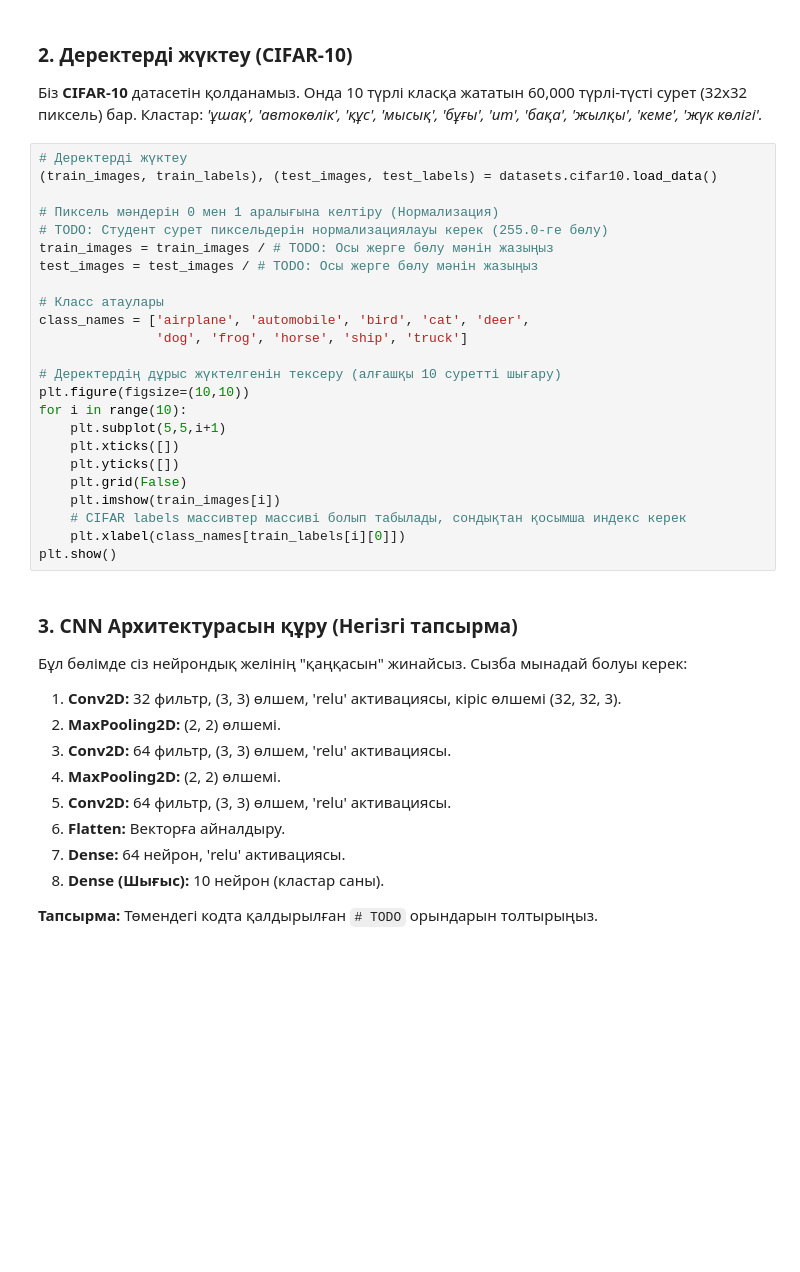
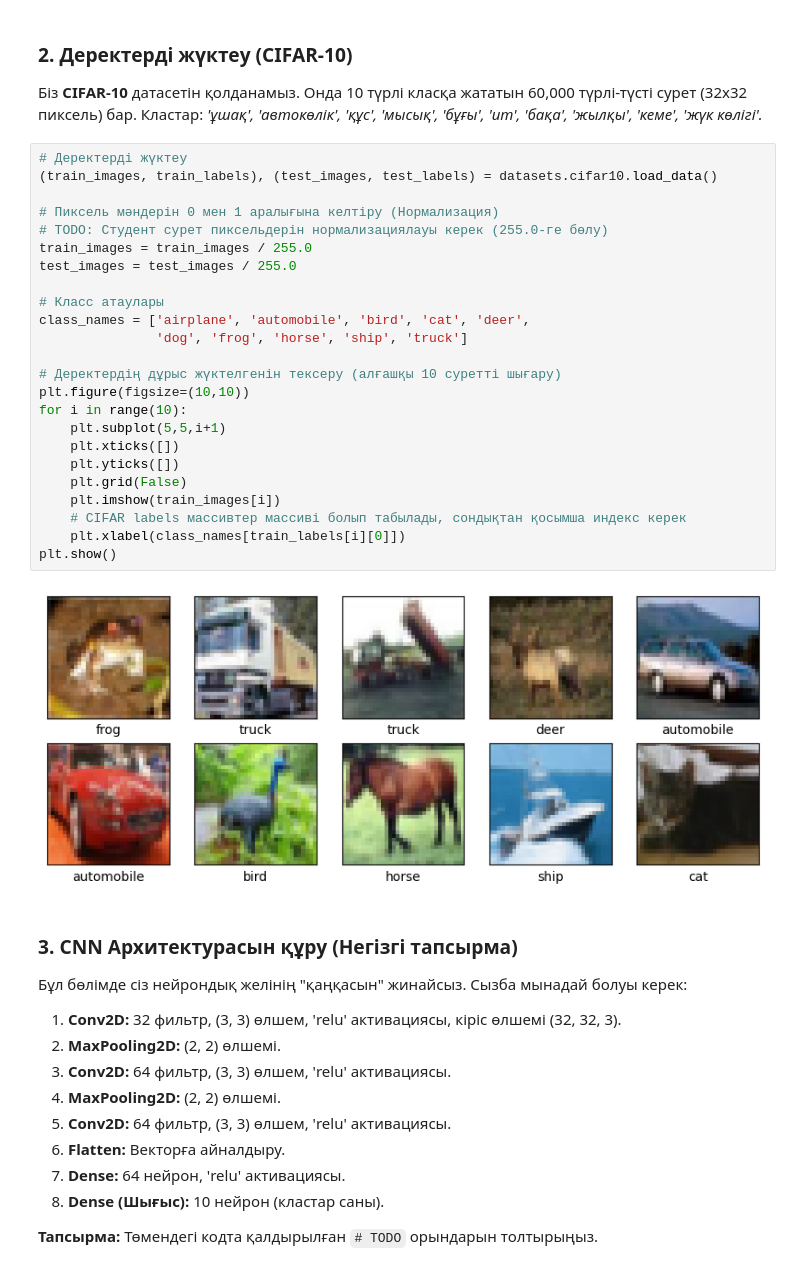
Before and after one commit to ZED-or-ZERO/Notes-on-ML-Courses., a Jupyter notebook: ML Course from ItechResearch/Practice Tasks/СӨЖ_15.ipynb, the cells around one changed output. Drawn from its saved outputs; the diff is of its cells as text; blank space fills up the shorter version.

```diff
--- a/ML Course from ItechResearch/Practice Tasks/СӨЖ_15.ipynb
+++ b/ML Course from ItechResearch/Practice Tasks/СӨЖ_15.ipynb
@@ -45,27 +45,29 @@ print("TensorFlow version:", tf.__version__)
 # %%
 # Деректерді жүктеу
 (train_images, train_labels), (test_images, test_labels) = datasets.cifar10.load_data()
 
 # Пиксель мәндерін 0 мен 1 аралығына келтіру (Нормализация)
 # TODO: Студент сурет пиксельдерін нормализациялауы керек (255.0-ге бөлу)
-train_images = train_images / # TODO: Осы жерге бөлу мәнін жазыңыз
-test_images = test_images / # TODO: Осы жерге бөлу мәнін жазыңыз
+train_images = train_images / 255.0
+test_images = test_images / 255.0
 
 # Класс атаулары
 class_names = ['airplane', 'automobile', 'bird', 'cat', 'deer',
                'dog', 'frog', 'horse', 'ship', 'truck']
 
 # Деректердің дұрыс жүктелгенін тексеру (алғашқы 10 суретті шығару)
 plt.figure(figsize=(10,10))
 for i in range(10):
     plt.subplot(5,5,i+1)
     plt.xticks([])
     plt.yticks([])
     plt.grid(False)
     plt.imshow(train_images[i])
     # CIFAR labels массивтер массиві болып табылады, сондықтан қосымша индекс керек
     plt.xlabel(class_names[train_labels[i][0]])
 plt.show()
+# %% [output]
+[figure, added]
 # %% [markdown]
 
 ### 3. CNN Архитектурасын құру (Негізгі тапсырма)
```
Also changed, not shown: parts of 15 cells of this notebook, 3 other files.
